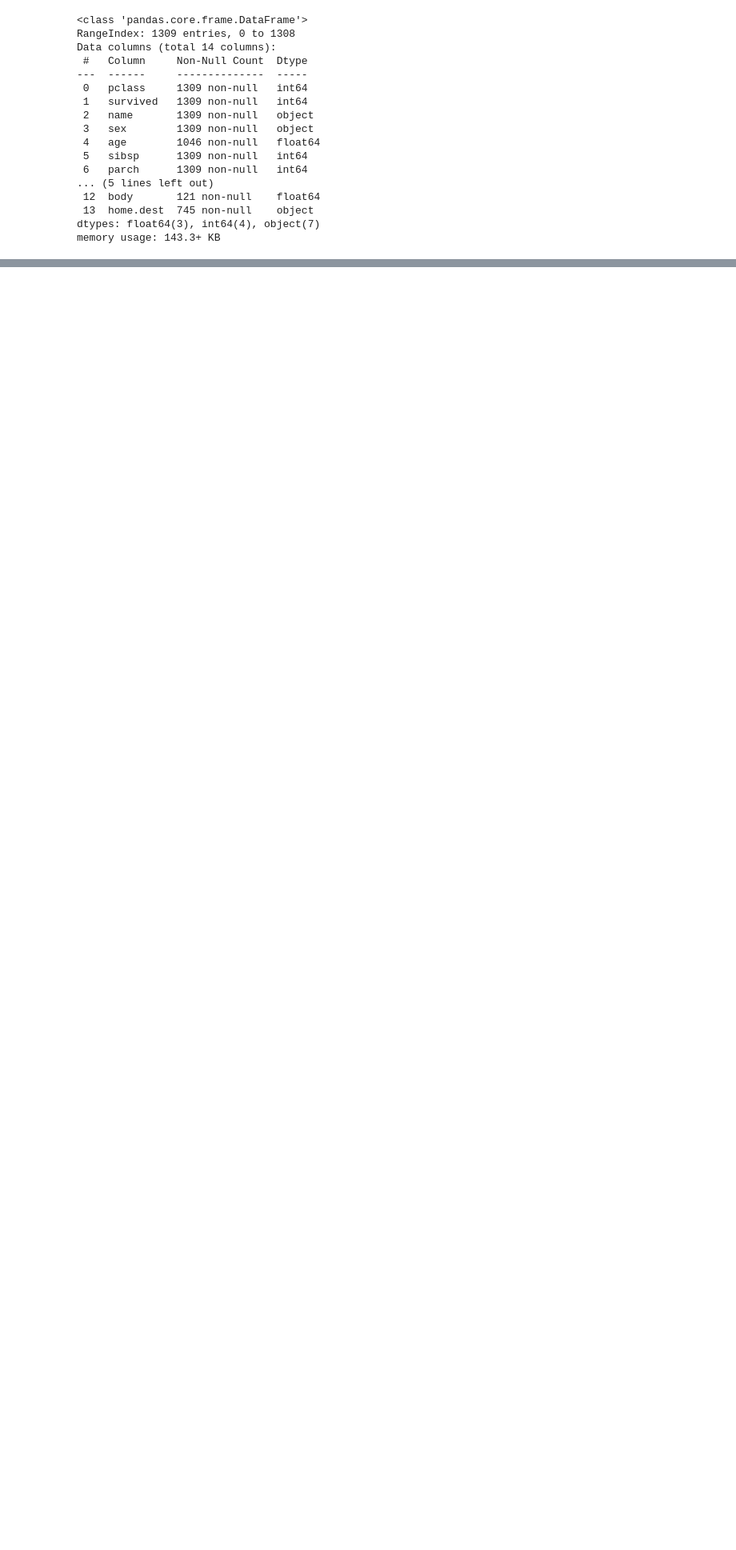
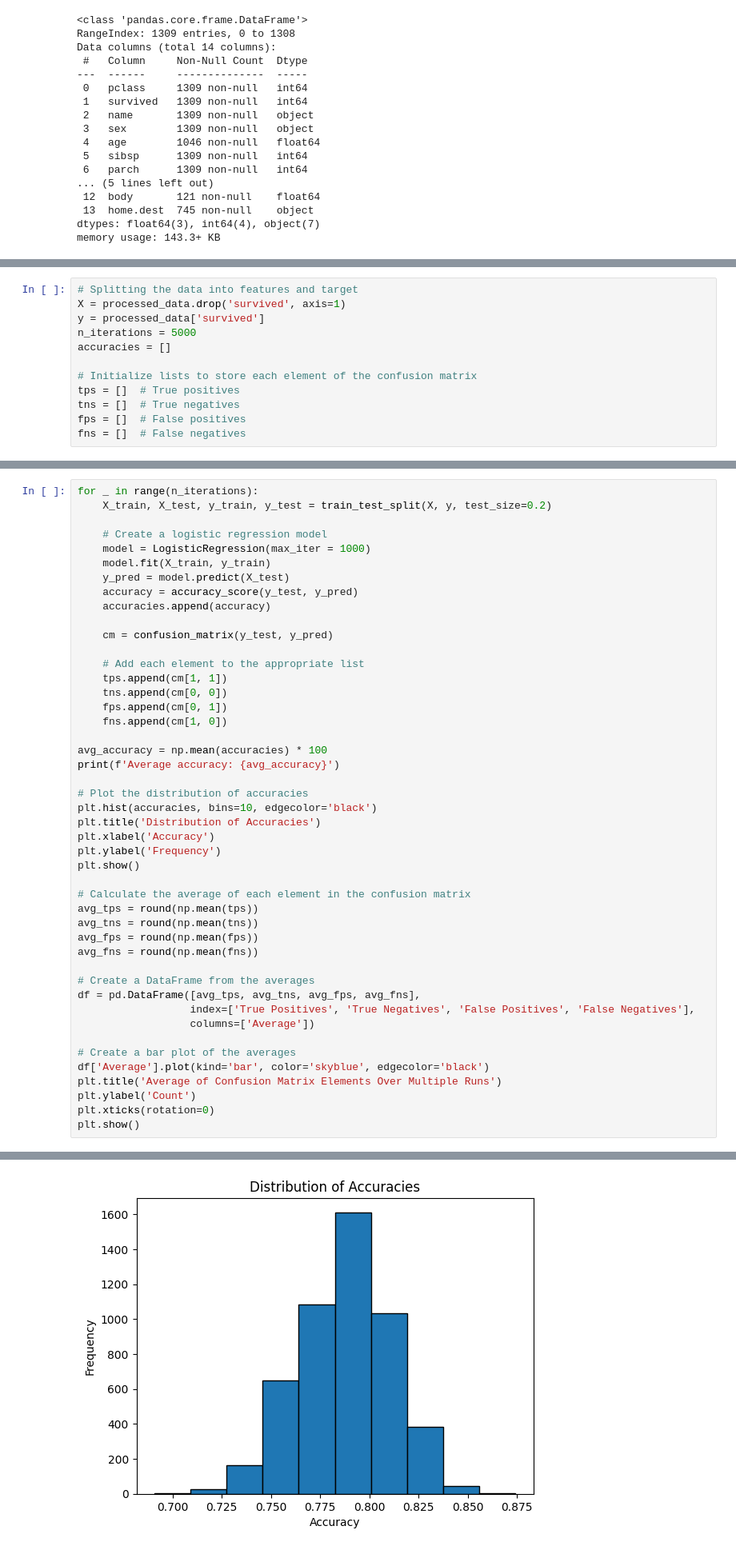
Before and after one commit to antoniooazevedo/titanic-dataset-analysis, a Jupyter notebook: analysis.ipynb, the cells around one changed output, grey strips where cells are left out. Shown at 80% size. Saved outputs shown, nothing was run; the diff lists cells and outputs as text; blank space fills up the shorter version.

```diff
--- a/analysis.ipynb
+++ b/analysis.ipynb
@@ -87,0 +131,12 @@ memory usage: 67.9 KB
+# %%
+# Splitting the data into features and target
+X = processed_data.drop('survived', axis=1)
+y = processed_data['survived']
+n_iterations = 5000
+accuracies = []
+
+# Initialize lists to store each element of the confusion matrix
+tps = []  # True positives
+tns = []  # True negatives
+fps = []  # False positives
+fns = []  # False negatives
@@ -87,0 +147,47 @@ memory usage: 67.9 KB
+# %%
+for _ in range(n_iterations):
+    X_train, X_test, y_train, y_test = train_test_split(X, y, test_size=0.2)
+
+    # Create a logistic regression model
+    model = LogisticRegression(max_iter = 1000)
+    model.fit(X_train, y_train)
+    y_pred = model.predict(X_test)
+    accuracy = accuracy_score(y_test, y_pred)
+    accuracies.append(accuracy)
+
+    cm = confusion_matrix(y_test, y_pred)
+
+    # Add each element to the appropriate list
+    tps.append(cm[1, 1])
+    tns.append(cm[0, 0])
+    fps.append(cm[0, 1])
+    fns.append(cm[1, 0])
+
+avg_accuracy = np.mean(accuracies) * 100
+print(f'Average accuracy: {avg_accuracy}')
+
+# Plot the distribution of accuracies
+plt.hist(accuracies, bins=10, edgecolor='black')
+plt.title('Distribution of Accuracies')
+plt.xlabel('Accuracy')
+plt.ylabel('Frequency')
+plt.show()
+
+# Calculate the average of each element in the confusion matrix
+avg_tps = round(np.mean(tps))
+avg_tns = round(np.mean(tns))
+avg_fps = round(np.mean(fps))
+avg_fns = round(np.mean(fns))
+
+# Create a DataFrame from the averages
+df = pd.DataFrame([avg_tps, avg_tns, avg_fps, avg_fns],
+                  index=['True Positives', 'True Negatives', 'False Positives', 'False Negatives'],
+                  columns=['Average'])
+
+# Create a bar plot of the averages
+df['Average'].plot(kind='bar', color='skyblue', edgecolor='black')
+plt.title('Average of Confusion Matrix Elements Over Multiple Runs')
+plt.ylabel('Count')
+plt.xticks(rotation=0)
+plt.show()
+# %% [output]
@@ -87,0 +195 @@ memory usage: 67.9 KB
+[figure, added]
```
Also changed, not shown: parts of 19 cells of this notebook.
